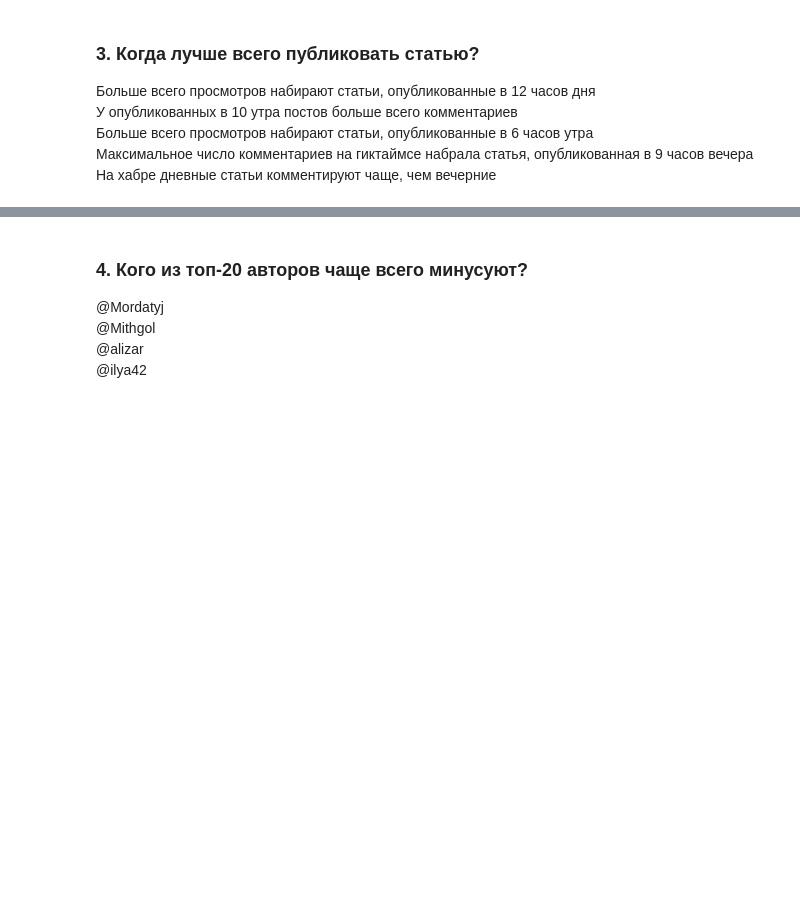
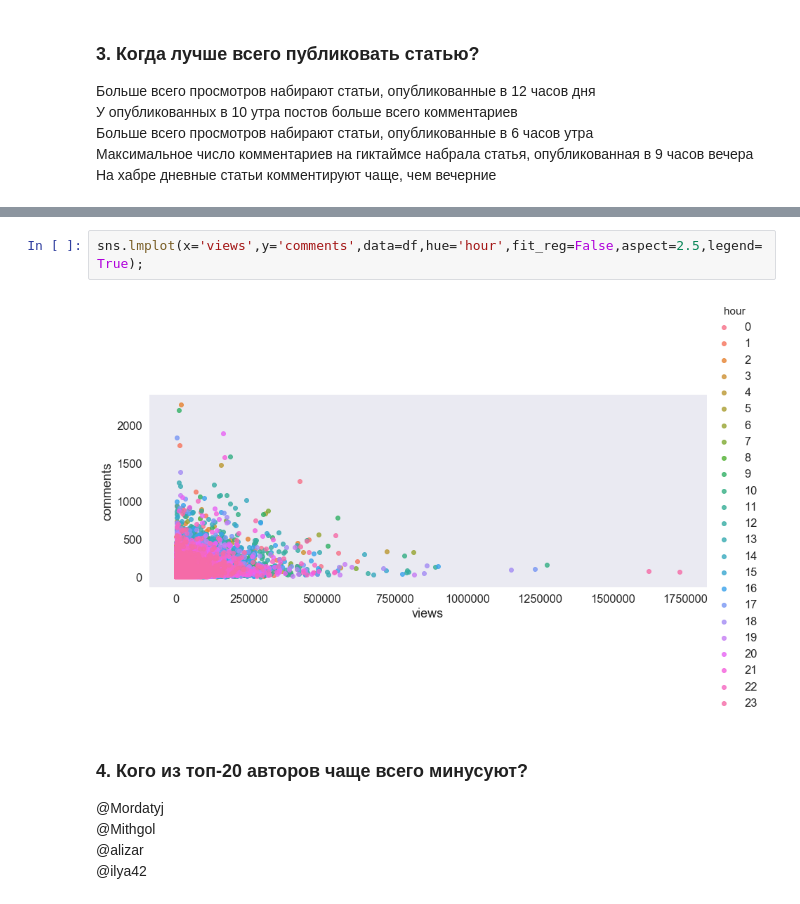
Before and after one commit to Duneholy/ods_learning, a Jupyter notebook: jupyter_russian/topic02_visual_analysis/my tests/Визуальный анализ данных о публикациях на Хабрахабре.ipynb, the cells around one changed output, grey strips where cells are left out. Cells and saved outputs as stored; diff of their text form; blank space fills up the shorter version.

```diff
--- a/jupyter_russian/topic02_visual_analysis/my tests/Визуальный анализ данных о публикациях на Хабрахабре.ipynb
+++ b/jupyter_russian/topic02_visual_analysis/my tests/Визуальный анализ данных о публикациях на Хабрахабре.ipynb
@@ -102,3 +118,7 @@ df['hour'] = [d.hour for d in df.published]
+# %%
+sns.lmplot(x='views',y='comments',data=df,hue='hour',fit_reg=False,aspect=2.5,legend=True);
+# %% [output]
+[figure, added]
 # %% [markdown]
 ### 4. Кого из топ-20 авторов чаще всего минусуют?
 @Mordatyj <br/>
```
Also changed, not shown: parts of 3 cells of this notebook.
